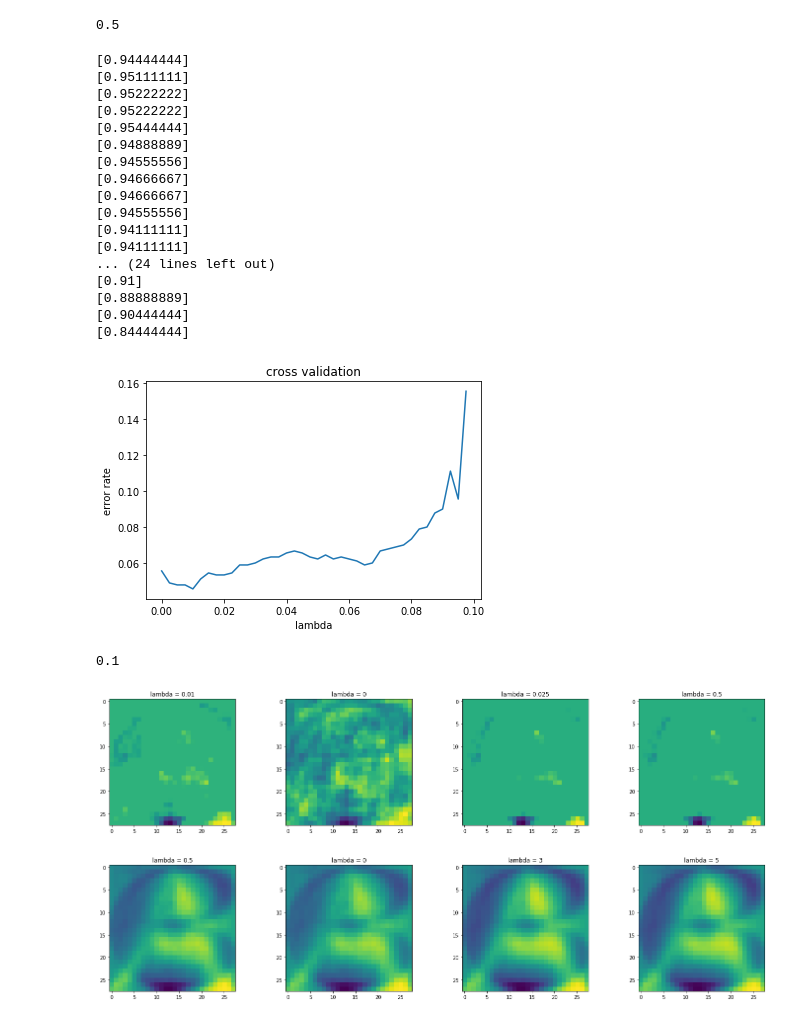
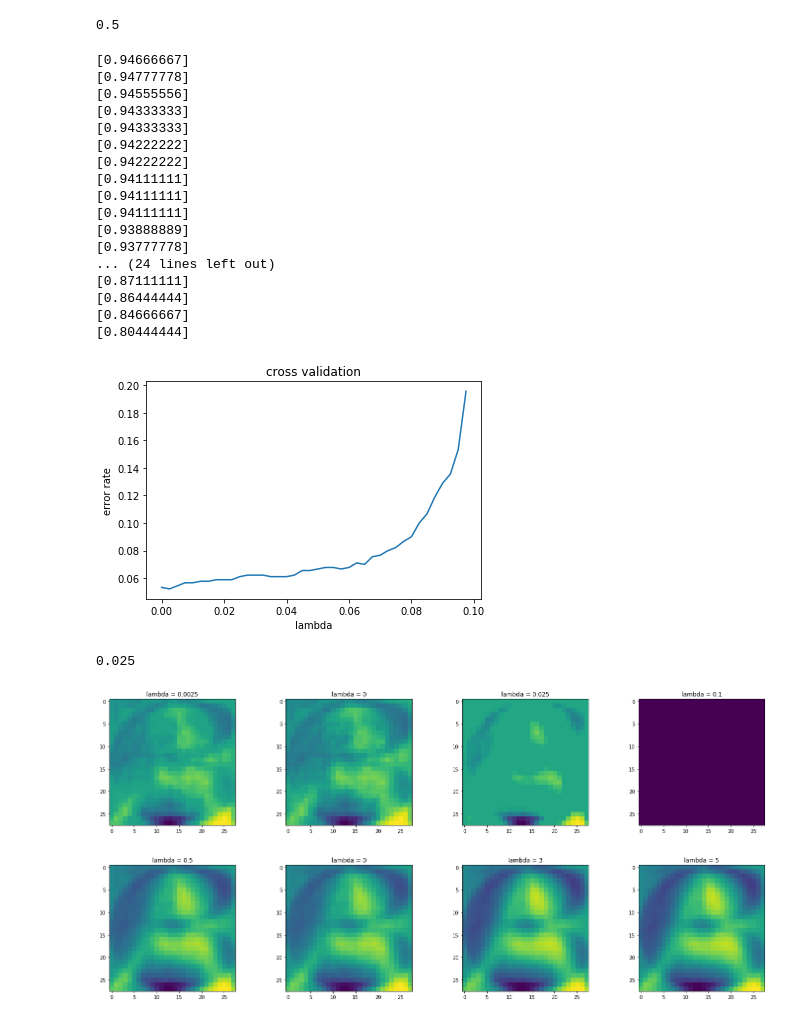
Before and after one commit to NizarGhandri/fonts_recognition, a Jupyter notebook: homework_2/models.ipynb, the cells around one changed output. Saved outputs shown, nothing was run; the diff lists cells and outputs as text; code cells hidden in the pictures.

```diff
--- a/homework_2/models.ipynb
+++ b/homework_2/models.ipynb
@@ -288,53 +289,53 @@ choose_lambda(gradient_descent_ridge, 0.001, 0.1, 2, 40)
 [figure]
 0.5
 # %%
-choose_lambda(ISTA, 0.17, 0.5, 0.1, 40)
+choose_lambda(ISTA, 0.001, 0.05, 0.1, 40)
 # %% [output]
-[0.94444444]
-[0.95111111]
-[0.95222222]
-[0.95222222]
-[0.95444444]
-[0.94888889]
+[0.94666667]
+[0.94777778]
 [0.94555556]
-[0.94666667]
-[0.94666667]
-[0.94555556]
+[0.94333333]
+[0.94333333]
+[0.94222222]
+[0.94222222]
 [0.94111111]
 [0.94111111]
+[0.94111111]
+[0.93888889]
+[0.93777778]
 ... (24 lines left out)
-[0.91]
-[0.88888889]
-[0.90444444]
-[0.84444444]
+[0.87111111]
+[0.86444444]
+[0.84666667]
+[0.80444444]
-[figure, old version]
+[figure, new version]
-0.1
+0.025
 # %%
 ####LASSO#####
 
-theta_L_opt = ISTA(0.17*np.ones((pixel_height*pixel_width, 1)), training_data, training_labels, 0.5, 100, 0.01)
-theta_L_zero = ISTA(0.17*np.ones((pixel_height*pixel_width, 1)), training_data, training_labels, 0.5, 100, 0)
-theta_L_three = ISTA(0.17*np.ones((pixel_height*pixel_width, 1)), training_data, training_labels, 0.5, 100, 0.025)
-theta_L_five = ISTA(0.001*np.ones((pixel_height*pixel_width, 1)), training_data, training_labels, 0.5, 100, 0.5)
+theta_L_opt = ISTA(0.001*np.ones((pixel_height*pixel_width, 1)), training_data, training_labels, 0.05, 100, 0.0025)
+theta_L_zero = ISTA(0.001*np.ones((pixel_height*pixel_width, 1)), training_data, training_labels, 0.05, 100, 0)
+theta_L_three = ISTA(0.001*np.ones((pixel_height*pixel_width, 1)), training_data, training_labels, 0.05, 100, 0.025)
+theta_L_five = ISTA(0.001*np.ones((pixel_height*pixel_width, 1)), training_data, training_labels, 0.05, 100, 5)
 
 plt.figure(figsize=(20, 8))
 
 plt.subplot(2, 4, 1)
-plt.imshow(np.reshape(theta_R_opt, shape))
-plt.title("lambda = 0.01")
+plt.imshow(np.reshape(theta_L_opt, shape))
+plt.title("lambda = 0.0025")
 plt.subplot(2, 4, 2)
-plt.imshow(np.reshape(theta_R_zero, shape))
+plt.imshow(np.reshape(theta_L_zero, shape))
 plt.title("lambda = 0")
 plt.subplot(2, 4, 3)
-plt.imshow(np.reshape(theta_R_three , shape))
+plt.imshow(np.reshape(theta_L_three , shape))
 plt.title("lambda = 0.025")
 plt.subplot(2, 4, 4)
-plt.imshow(np.reshape(theta_R_three , shape))
-plt.title("lambda = 0.5")
+plt.imshow(np.reshape(theta_L_five , shape))
+plt.title("lambda = 0.1")
 
 plt.tight_layout()
 # %% [output]
-[figure, old version]
+[figure, new version]
 # %%
 #####RIDGE#####
 theta_R_opt = gradient_descent_ridge(0.001*np.ones((pixel_height*pixel_width, 1)), training_data, training_labels, 0.01, 100, 0.5)
```
Also changed, not shown: parts of 4 cells of this notebook.
